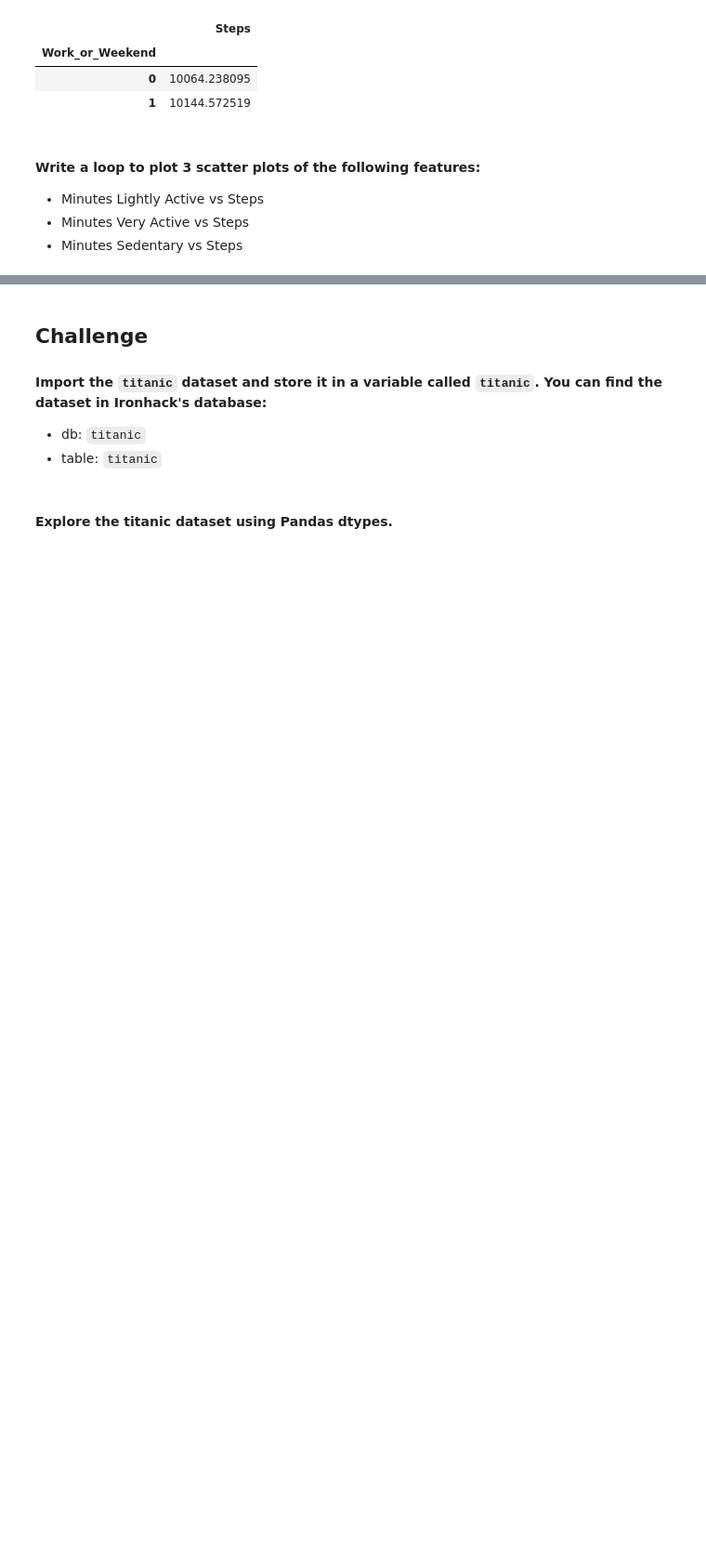
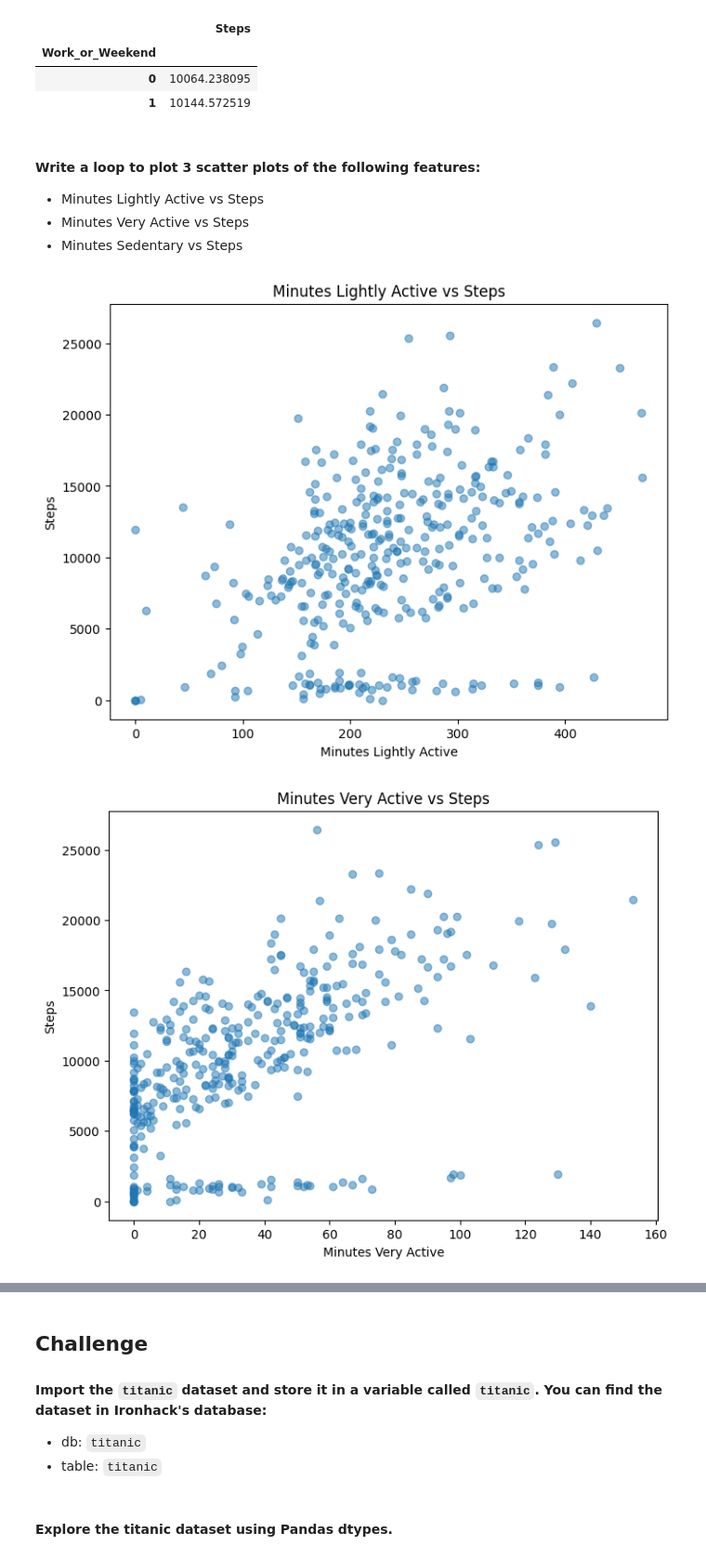
Before and after one commit to Ironhack-Data-Madrid-Octubre-2023/5.2-lab_matplotlib_seaborn, a Jupyter notebook: your-code/main.ipynb, the cells around one changed output, grey strips where cells are left out. Shown at 93% size. Cells and saved outputs as stored; diff of their text form; code cells hidden in the pictures; blank space fills up the shorter version.

```diff
--- a/your-code/main.ipynb
+++ b/your-code/main.ipynb
@@ -73,0 +71,21 @@ min_vs_steps=fitbit[['Steps','Minutes Lightly Active','Minutes Very Active','Min
+# %%
+# your code here:
+
+features = ['Minutes Lightly Active', 'Minutes Very Active', 'Minutes Sedentary']
+labels = ['Minutes Lightly Active vs Steps', 'Minutes Very Active vs Steps', 'Minutes Sedentary vs Steps']
+
+for i in range(3):
+
+    plt.figure(figsize=(8, 6))
+
+
+    plt.scatter(fitbit[features[i]], fitbit['Steps'], alpha=0.5)
+
+    plt.xlabel(features[i])
+    plt.ylabel('Steps')
+    plt.title(labels[i])
+
+    plt.show()
+# %% [output]
+[figure, added]
+[figure, added]
```
Also changed, not shown: parts of 44 cells of this notebook.
